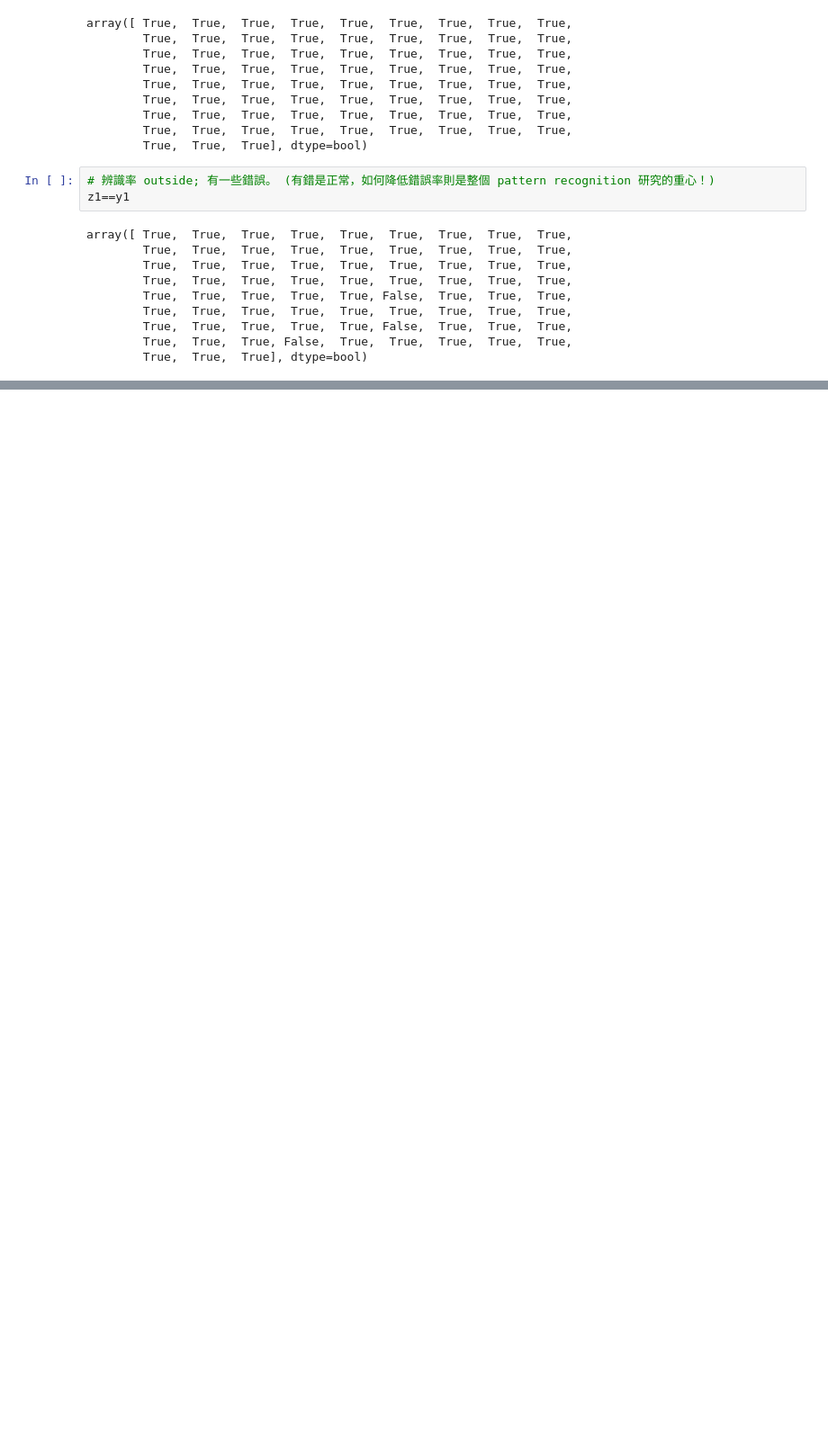
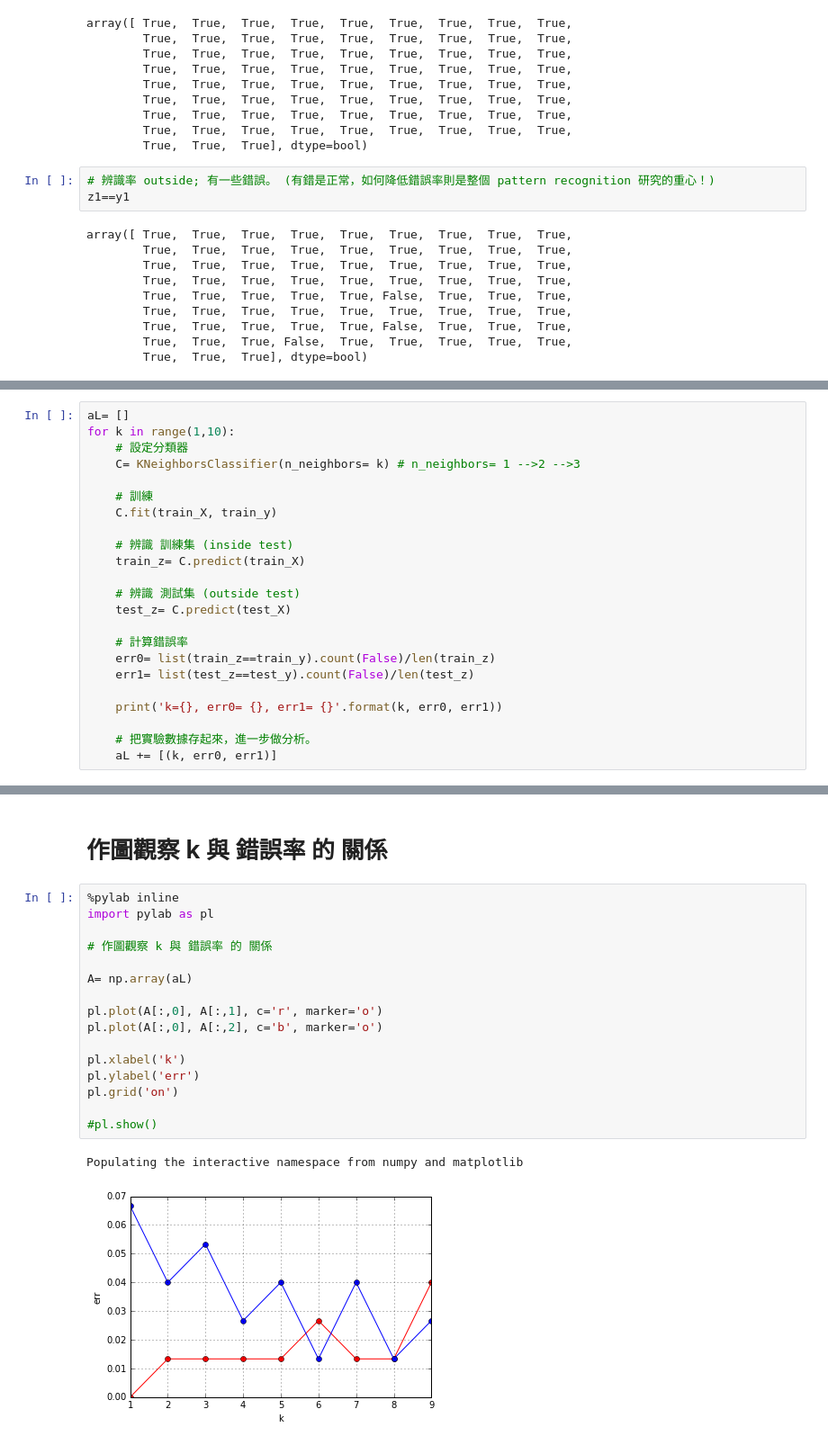
Before and after one commit to renyuanL/ryPR2016, a Jupyter notebook: ryEx004.ipynb, the cells around one changed output, grey strips where cells are left out. Shown at 90% size. Cells and saved outputs as stored; diff of their text form; blank space fills up the shorter version.

```diff
--- a/ryEx004.ipynb
+++ b/ryEx004.ipynb
@@ -164,0 +279,23 @@ array([ True,  True,  True,  True,  True,  True,  True,  True,  True,
+# %%
+aL= []
+for k in range(1,10):
+    # 設定分類器
+    C= KNeighborsClassifier(n_neighbors= k) # n_neighbors= 1 -->2 -->3
+
+    # 訓練
+    C.fit(train_X, train_y)
+
+    # 辨識 訓練集 (inside test)
+    train_z= C.predict(train_X)
+
+    # 辨識 測試集 (outside test)
+    test_z= C.predict(test_X)
+
+    # 計算錯誤率
+    err0= list(train_z==train_y).count(False)/len(train_z)
+    err1= list(test_z==test_y).count(False)/len(test_z)
+
+    print('k={}, err0= {}, err1= {}'.format(k, err0, err1))
+
+    # 把實驗數據存起來，進一步做分析。
+    aL += [(k, err0, err1)]
@@ -164,0 +324,21 @@ array([ True,  True,  True,  True,  True,  True,  True,  True,  True,
+# %% [markdown]
+# 作圖觀察 k 與 錯誤率 的 關係
+# %%
+%pylab inline
+import pylab as pl
+
+# 作圖觀察 k 與 錯誤率 的 關係
+
+A= np.array(aL)
+
+pl.plot(A[:,0], A[:,1], c='r', marker='o')
+pl.plot(A[:,0], A[:,2], c='b', marker='o')
+
+pl.xlabel('k')
+pl.ylabel('err')
+pl.grid('on')
+
+#pl.show()
+# %% [output]
+Populating the interactive namespace from numpy and matplotlib
+[figure, added]
```
Also changed, not shown: parts of 16 cells of this notebook.
